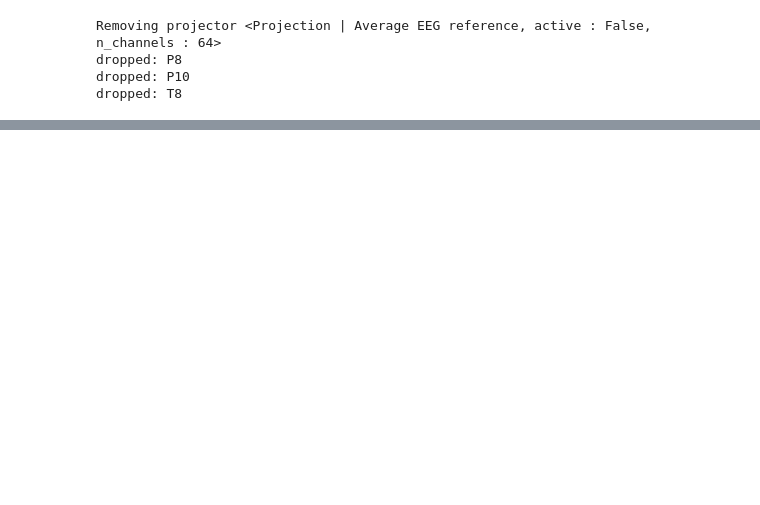
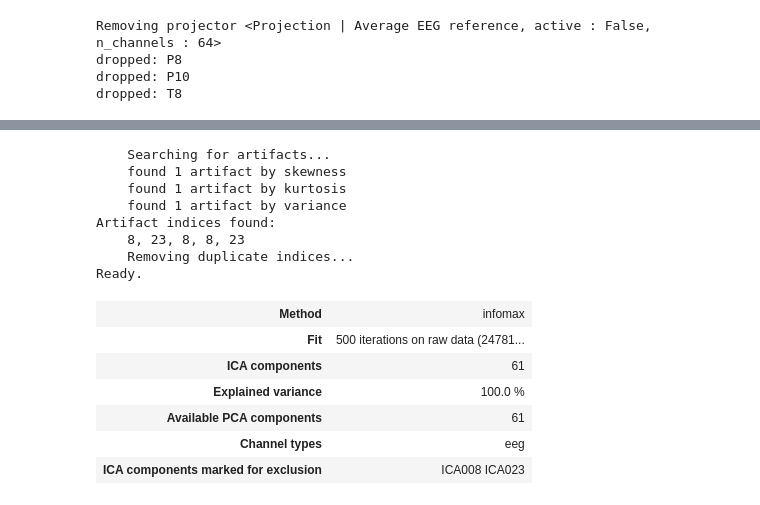
Before and after one commit to kelly-lo/COGS189-openmiir-Glissando-Goblins, a Jupyter notebook: Preprocessing.ipynb, the cells around one changed output, grey strips where cells are left out. Drawn from its saved outputs; the diff is of its cells as text; code cells hidden in the pictures; blank space fills up the shorter version.

```diff
--- a/Preprocessing.ipynb
+++ b/Preprocessing.ipynb
@@ -77 +72,20 @@ Designing a one-pass, zero-phase, non-causal bandpass filter:
+# %%
+# auto-detect artifacts by simple statistics
+ica.detect_artifacts(filtered_data)
+# %% [output]
+    Searching for artifacts...
+    found 1 artifact by skewness
+    found 1 artifact by kurtosis
+    found 1 artifact by variance
+Artifact indices found:
+    8, 23, 8, 8, 23
+    Removing duplicate indices...
+Ready.
+| Method | infomax |
+| Fit | 500 iterations on raw data (24781... |
+| ICA components | 61 |
+| Explained variance | 100.0 % |
+| Available PCA components | 61 |
+| Channel types | eeg |
+| ICA components marked for exclusion | ICA008 ICA023 |
 # %%
```
Also changed, not shown: parts of 11 cells of this notebook.
